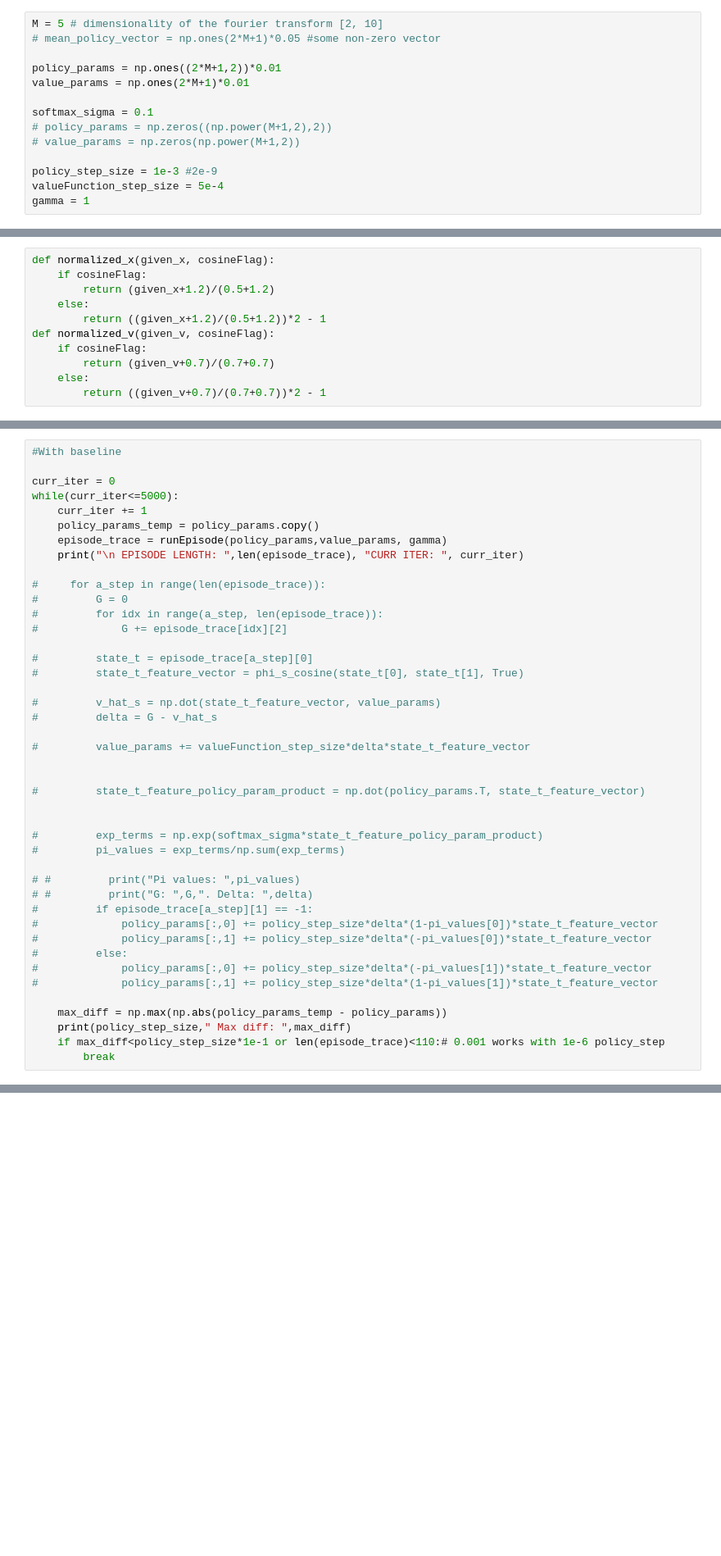
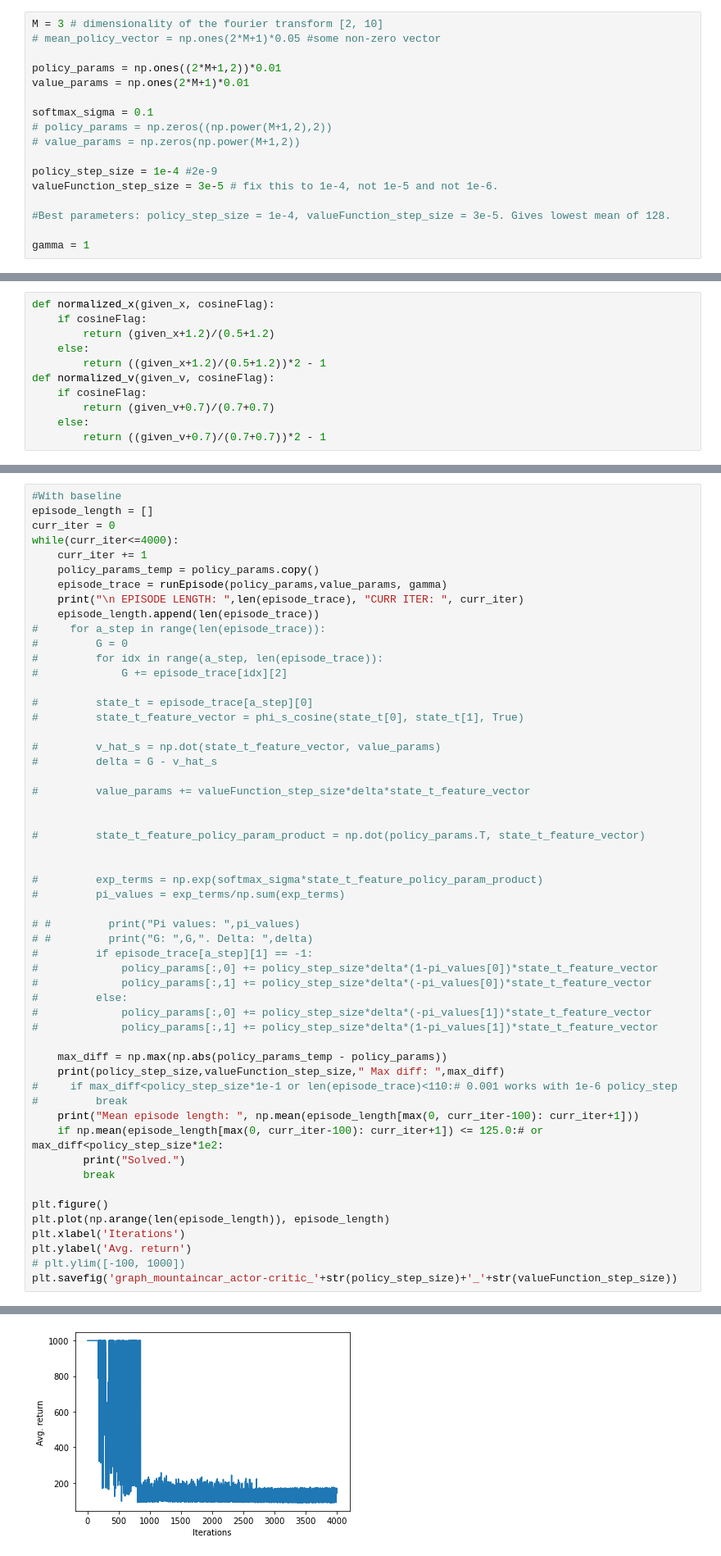
Before and after one commit to AlolikaGon/RL_PolicyGradientMethods, a Jupyter notebook: ShivamCode/ActorCritic_MountainCar.ipynb, the cells around one changed output, grey strips where cells are left out. Shown at 82% size. Cells and saved outputs as stored; diff of their text form; blank space fills up the shorter version.

Commit message:
Stable results for all except actor-critic CartPole.

```diff
--- a/ShivamCode/ActorCritic_MountainCar.ipynb
+++ b/ShivamCode/ActorCritic_MountainCar.ipynb
@@ -5,7 +6,7 @@ import numpy as np
 # State value parameterization: Linear
 # State feature vector representation: Fourier (as in HW2)
 # %%
-M = 5 # dimensionality of the fourier transform [2, 10]
+M = 3 # dimensionality of the fourier transform [2, 10]
 # mean_policy_vector = np.ones(2*M+1)*0.05 #some non-zero vector
 
 policy_params = np.ones((2*M+1,2))*0.01
@@ -15,8 +16,11 @@ softmax_sigma = 0.1
 # policy_params = np.zeros((np.power(M+1,2),2))
 # value_params = np.zeros(np.power(M+1,2))
 
-policy_step_size = 1e-3 #2e-9
-valueFunction_step_size = 5e-4
+policy_step_size = 1e-4 #2e-9
+valueFunction_step_size = 3e-5 # fix this to 1e-4, not 1e-5 and not 1e-6.
+
+#Best parameters: policy_step_size = 1e-4, valueFunction_step_size = 3e-5. Gives lowest mean of 128.
+
 gamma = 1
 # %%
 def phi_s_cosine(given_x, given_v, cosineFlag):
@@ -167,14 +171,14 @@ def runEpisode(policy_params,value_params, gamma):
     return episode_trace
 # %%
 #With baseline
-
+episode_length = []
 curr_iter = 0
-while(curr_iter<=5000):
+while(curr_iter<=4000):
     curr_iter += 1
     policy_params_temp = policy_params.copy()
     episode_trace = runEpisode(policy_params,value_params, gamma)
     print("\n EPISODE LENGTH: ",len(episode_trace), "CURR ITER: ", curr_iter)
-
+    episode_length.append(len(episode_trace))
 #     for a_step in range(len(episode_trace)):
 #         G = 0
 #         for idx in range(a_step, len(episode_trace)):
@@ -205,8 +209,19 @@ while(curr_iter<=5000):
 #             policy_params[:,1] += policy_step_size*delta*(1-pi_values[1])*state_t_feature_vector
 
     max_diff = np.max(np.abs(policy_params_temp - policy_params))
-    print(policy_step_size," Max diff: ",max_diff)
-    if max_diff<policy_step_size*1e-1 or len(episode_trace)<110:# 0.001 works with 1e-6 policy_step
+    print(policy_step_size,valueFunction_step_size," Max diff: ",max_diff)
+#     if max_diff<policy_step_size*1e-1 or len(episode_trace)<110:# 0.001 works with 1e-6 policy_step
+#         break
+    print("Mean episode length: ", np.mean(episode_length[max(0, curr_iter-100): curr_iter+1]))
+    if np.mean(episode_length[max(0, curr_iter-100): curr_iter+1]) <= 125.0:# or max_diff<policy_step_size*1e2:
+        print("Solved.")
         break
+
+plt.figure()
+plt.plot(np.arange(len(episode_length)), episode_length)
+plt.xlabel('Iterations')
+plt.ylabel('Avg. return')
+# plt.ylim([-100, 1000])
+plt.savefig('graph_mountaincar_actor-critic_'+str(policy_step_size)+'_'+str(valueFunction_step_size))
 # %% [output]
  EPISODE LENGTH:  1000 CURR ITER:  1
@@ -228,0 +245 @@ Terminated
+[figure, added]
```
Also changed, not shown: parts of 3 cells of this notebook, 19 other files.
